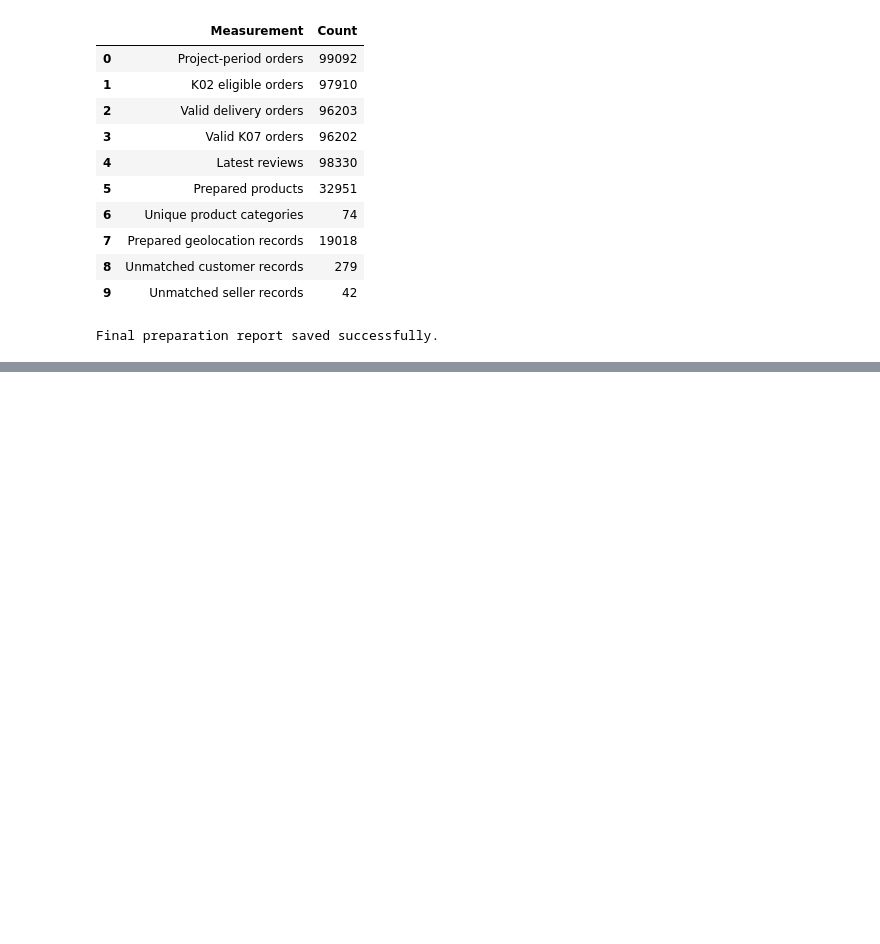
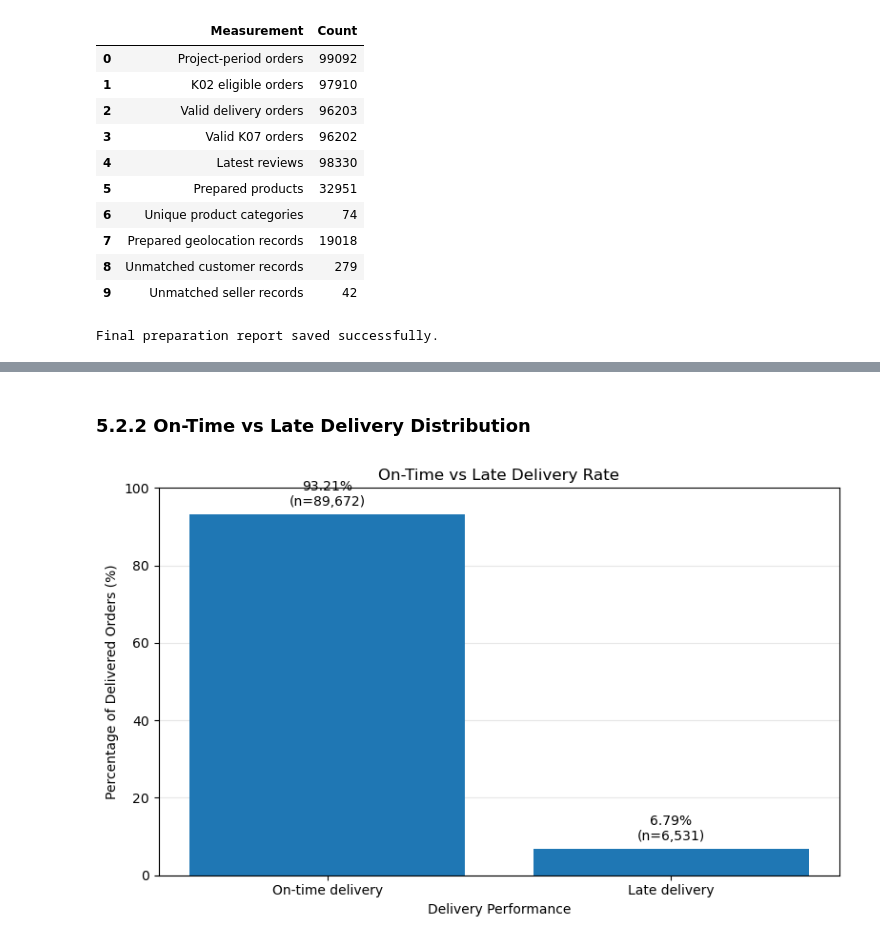
Before and after one commit to tarunmazumdertm-source/olist-delivery-performance-bi, a Jupyter notebook: 04_eda/notebooks/02_olist_eda.ipynb, the cells around one changed output, grey strips where cells are left out. Cells and saved outputs as stored; diff of their text form; code cells hidden in the pictures; blank space fills up the shorter version.

```diff
--- a/04_eda/notebooks/02_olist_eda.ipynb
+++ b/04_eda/notebooks/02_olist_eda.ipynb
@@ -2492,0 +2915,43 @@ Final preparation report saved successfully.
+# %% [markdown]
+### 5.2.2 On-Time vs Late Delivery Distribution
+# %%
+# Visualisation: On-time vs late delivery distribution
+
+import matplotlib.pyplot as plt
+
+# Count on-time and late orders
+delivery_counts = k04_df["on_time"].value_counts().reindex(
+    [True, False]
+)
+
+labels = ["On-time delivery", "Late delivery"]
+counts = delivery_counts.values
+percentages = counts / counts.sum() * 100
+
+# Create chart
+fig, ax = plt.subplots(figsize=(8, 5))
+
+bars = ax.bar(labels, percentages)
+
+ax.set_title("On-Time vs Late Delivery Rate")
+ax.set_ylabel("Percentage of Delivered Orders (%)")
+ax.set_xlabel("Delivery Performance")
+ax.set_ylim(0, 100)
+
+# Add percentage and order count
+for bar, percentage, count in zip(bars, percentages, counts):
+    ax.text(
+        bar.get_x() + bar.get_width() / 2,
+        percentage + 1.5,
+        f"{percentage:.2f}%\n(n={count:,})",
+        ha="center",
+        va="bottom"
+    )
+
+ax.grid(axis="y", alpha=0.3)
+ax.set_axisbelow(True)
+
+plt.tight_layout()
+plt.show()
+# %% [output]
+[figure, added]
```
Also changed, not shown: parts of 36 cells of this notebook.
